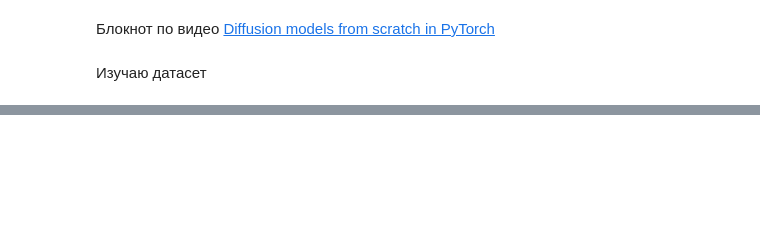
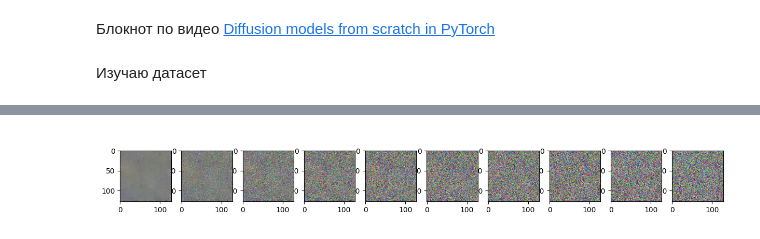
Before and after one commit to Rainfue/Diffusion, a Jupyter notebook: ddpm_from_scratch/main.ipynb, the cells around one changed output, grey strips where cells are left out. Drawn from its saved outputs; the diff is of its cells as text; code cells hidden in the pictures; blank space fills up the shorter version.

```diff
--- a/ddpm_from_scratch/main.ipynb
+++ b/ddpm_from_scratch/main.ipynb
@@ -178,0 +277,5 @@ data
+# %%
+def get_loss(model, x_0, t):
+    x_noisy, noise = forward_diffusion_sample(x_0, t, device)
+    noise_pred = model(x_noisy, t)
+    return F.l1_loss(noise, noise_pred)
@@ -178,0 +384,9 @@ data
+# %%
+
+
+best_loss = float("inf")
+writer = SummaryWriter(log_dir="runs/diffusion_ayaka")
+model.to(device)
+optimizer = Adam(model.parameters(), lr=0.001)
+epochs = 50
+global_step = 0
@@ -178,0 +446,4 @@ data
+# %%
+model = SimpleUnet()  # или UNet, в зависимости от твоей модели
+model.load_state_dict(torch.load("best_model.pt"))
+model.eval()
@@ -178,0 +468,23 @@ data
+# %%
+@torch.no_grad()
+def sample_plot_image(save_path=None):
+    model.eval()
+    img_size = IMG_SIZE
+    img = torch.randn((1, 3, img_size, img_size), device=device)
+    plt.figure(figsize=(15, 2))
+    plt.axis('off')
+    num_images = 10
+    stepsize = int(T / num_images)
+
+    for i in reversed(range(0, T)):
+        t = torch.full((1,), i, device=device, dtype=torch.long)
+        img = sample_timestep(img, t)
+        img = torch.clamp(img, -1.0, 1.0)
+
+        if i % stepsize == 0:
+            plt.subplot(1, num_images, int(i / stepsize) + 1)
+            show_tensor_images(img.detach().cpu())
+
+    if save_path:
+        plt.savefig(save_path, bbox_inches='tight')
+    plt.show()
@@ -178,0 +494,4 @@ data
+# %%
+sample_plot_image("generated_epoch_final.png")
+# %% [output]
+[figure, added]
```
Also changed, not shown: parts of 32 cells of this notebook, 18 other files.
